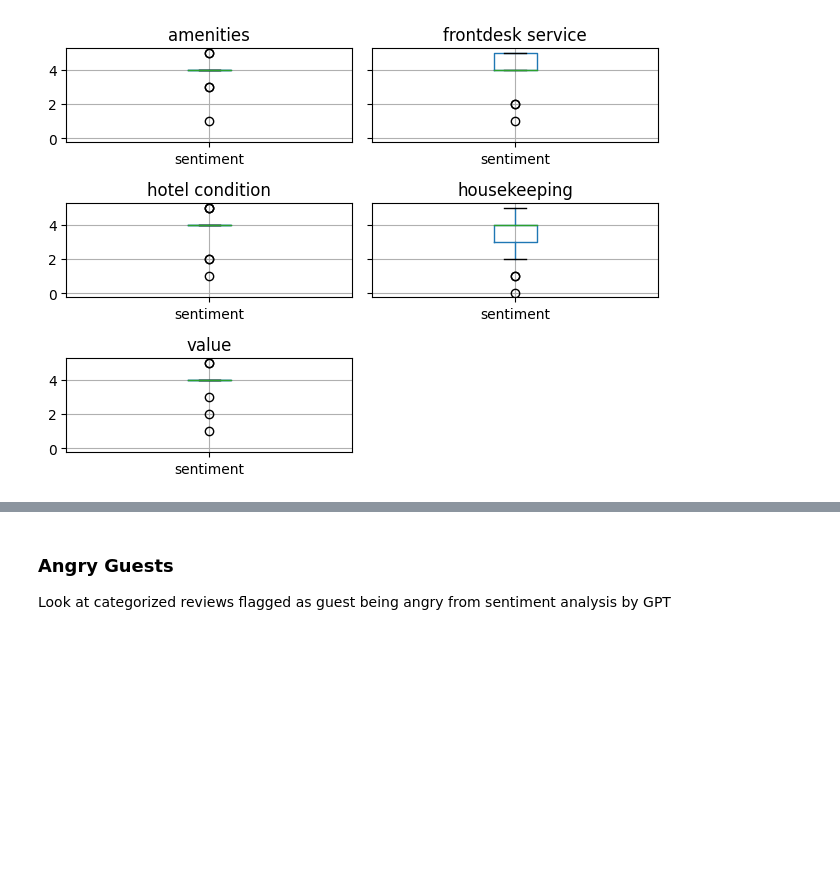
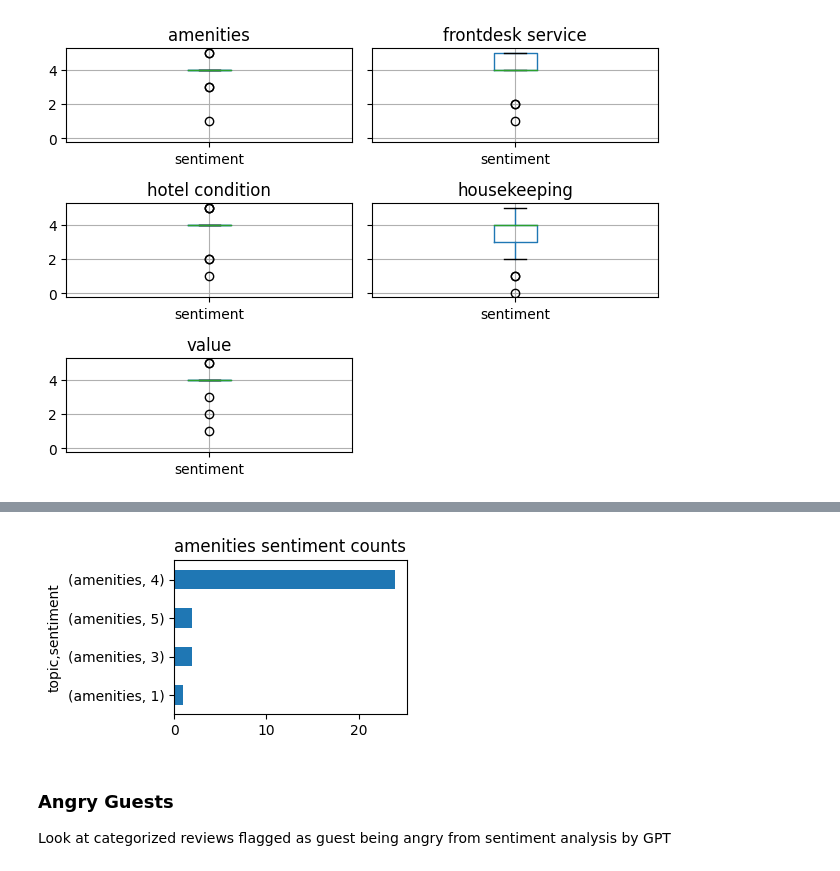
Before and after one commit to karencfisher/hotel-reviews, a Jupyter notebook: eda.ipynb, the cells around one changed output, grey strips where cells are left out. Cells and saved outputs as stored; diff of their text form; code cells hidden in the pictures; blank space fills up the shorter version.

```diff
--- a/eda.ipynb
+++ b/eda.ipynb
@@ -73,3 +90,7 @@ plt.show()
+# %%
+barplot(sentiments_df, 'amenities')
+# %% [output]
+[figure, added]
 # %% [markdown]
 ### Angry Guests
 
```
Also changed, not shown: parts of 3 cells of this notebook, 1 other file.
